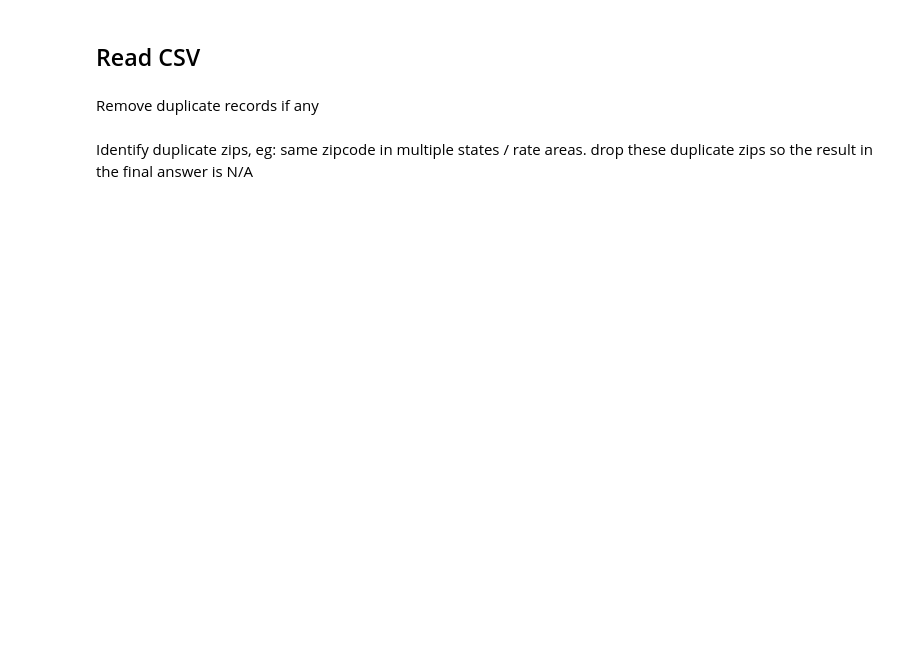
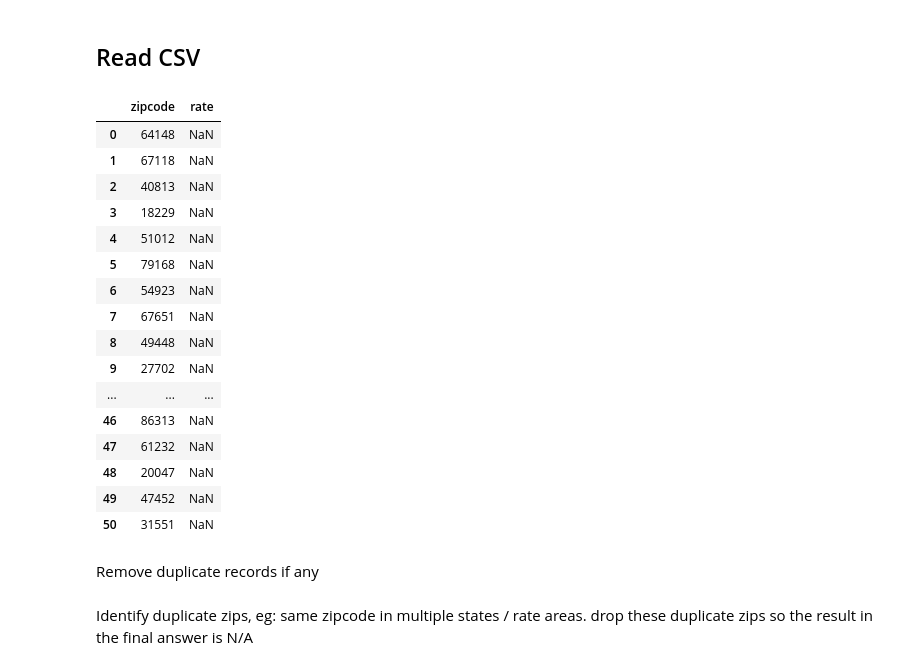
Before and after one commit to megamanics/notebooks, a Jupyter notebook: SLC.ipynb, the cells around one changed output. Drawn from its saved outputs; the diff is of its cells as text; code cells hidden in the pictures; blank space fills up the shorter version.

```diff
--- a/SLC.ipynb
+++ b/SLC.ipynb
@@ -2,10 +2,28 @@
 ## Read CSV
 # %%
 import pandas as pd
-plans = pd.read_csv('https://github.com/megamanics/notebooks/blob/master/plans.csv')
-slc = pd.read_csv('https://github.com/megamanics/notebooks/blob/master/slcsp.csv')
-zips = pd.read_csv('https://github.com/megamanics/notebooks/blob/master/zips.csv')
-zips.head(10)
+plans = pd.read_csv('./plans.csv')
+slc = pd.read_csv('./slcsp.csv')
+zips = pd.read_csv('./zips.csv')
+slc
+# %% [output]
+|  | zipcode | rate |
+| 0 | 64148 | NaN |
+| 1 | 67118 | NaN |
+| 2 | 40813 | NaN |
+| 3 | 18229 | NaN |
+| 4 | 51012 | NaN |
+| 5 | 79168 | NaN |
+| 6 | 54923 | NaN |
+| 7 | 67651 | NaN |
+| 8 | 49448 | NaN |
+| 9 | 27702 | NaN |
+| ... | ... | ... |
+| 46 | 86313 | NaN |
+| 47 | 61232 | NaN |
+| 48 | 20047 | NaN |
+| 49 | 47452 | NaN |
+| 50 | 31551 | NaN |
 # %% [markdown]
 Remove duplicate records if any
 # %%
```
Also changed, not shown: parts of 4 cells of this notebook.
